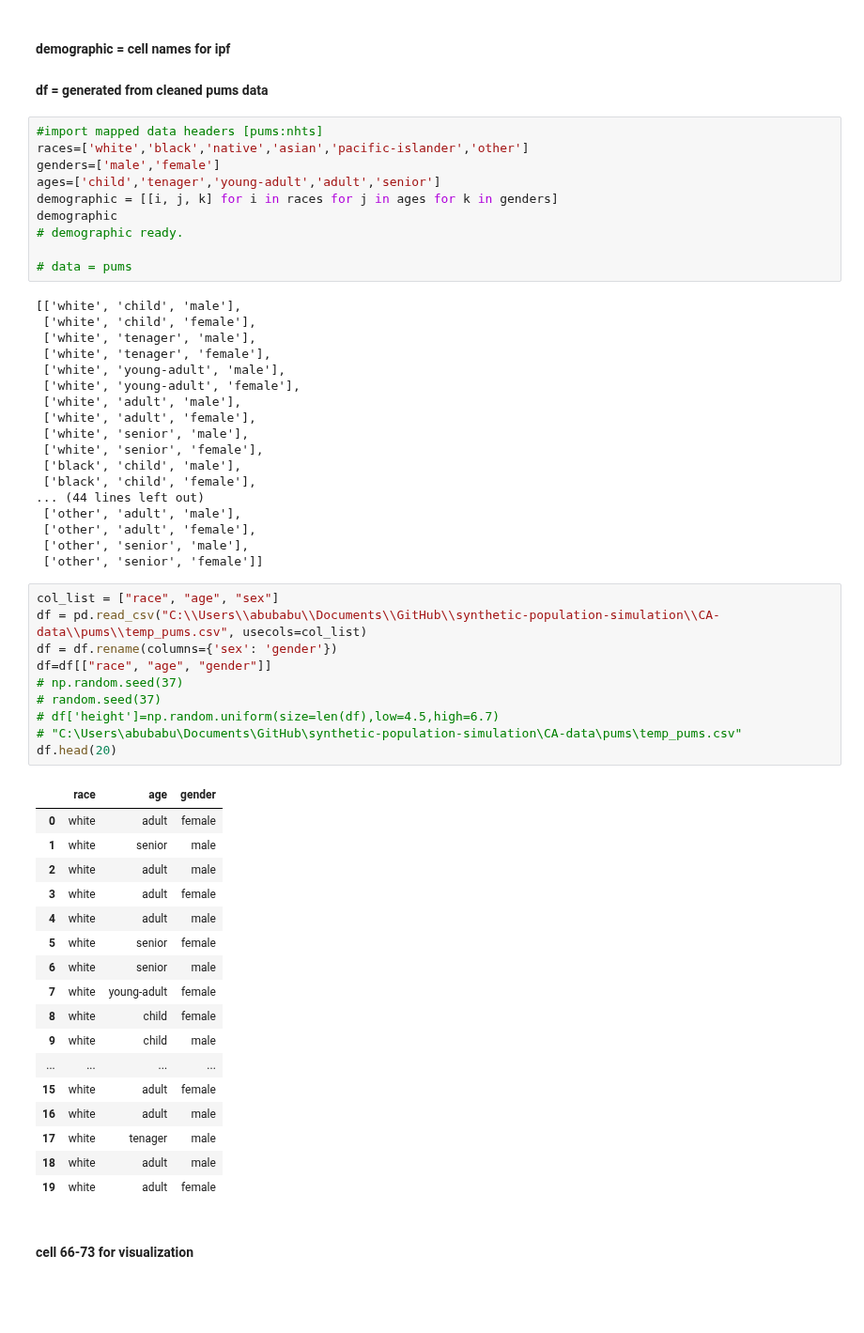
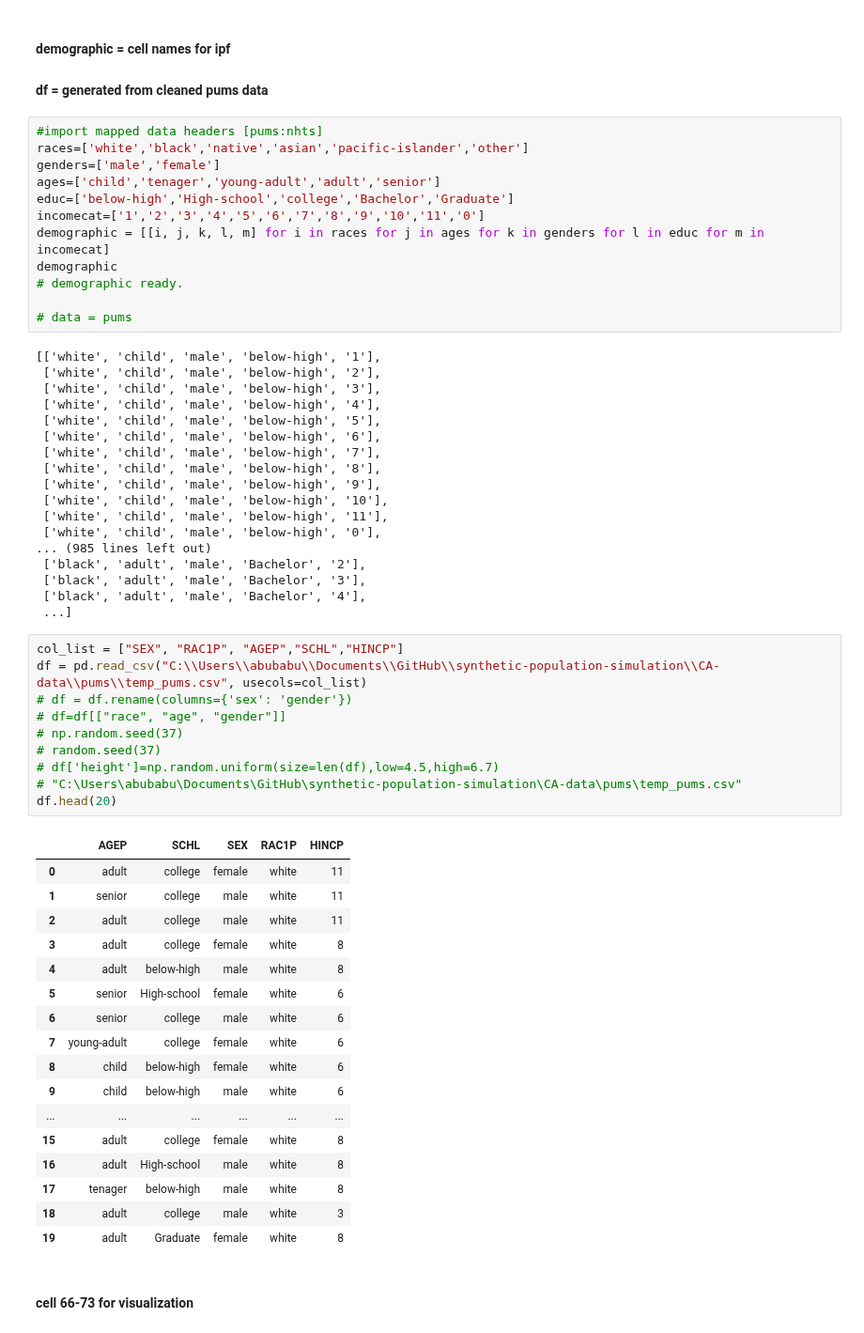
Before and after one commit to abuudarda/synthetic-population-simulation, a Jupyter notebook: IPF_IPU_sampling/IPF_IPU_SAMPLING.ipynb, the cells around one changed output. Shown at 94% size. Drawn from its saved outputs; the diff is of its cells as text; blank space fills up the shorter version.

Commit message:
feat: added compatibility for income

```diff
--- a/IPF_IPU_sampling/IPF_IPU_SAMPLING.ipynb
+++ b/IPF_IPU_sampling/IPF_IPU_SAMPLING.ipynb
@@ -58,57 +58,59 @@ df.head()
 races=['white','black','native','asian','pacific-islander','other']
 genders=['male','female']
 ages=['child','tenager','young-adult','adult','senior']
-demographic = [[i, j, k] for i in races for j in ages for k in genders]
+educ=['below-high','High-school','college','Bachelor','Graduate']
+incomecat=['1','2','3','4','5','6','7','8','9','10','11','0']
+demographic = [[i, j, k, l, m] for i in races for j in ages for k in genders for l in educ for m in incomecat]
 demographic
 # demographic ready.
 
 # data = pums
 # %% [output]
-[['white', 'child', 'male'],
- ['white', 'child', 'female'],
- ['white', 'tenager', 'male'],
- ['white', 'tenager', 'female'],
- ['white', 'young-adult', 'male'],
- ['white', 'young-adult', 'female'],
- ['white', 'adult', 'male'],
- ['white', 'adult', 'female'],
- ['white', 'senior', 'male'],
- ['white', 'senior', 'female'],
- ['black', 'child', 'male'],
- ['black', 'child', 'female'],
-... (44 lines left out)
- ['other', 'adult', 'male'],
- ['other', 'adult', 'female'],
- ['other', 'senior', 'male'],
- ['other', 'senior', 'female']]
+[['white', 'child', 'male', 'below-high', '1'],
+ ['white', 'child', 'male', 'below-high', '2'],
+ ['white', 'child', 'male', 'below-high', '3'],
+ ['white', 'child', 'male', 'below-high', '4'],
+ ['white', 'child', 'male', 'below-high', '5'],
+ ['white', 'child', 'male', 'below-high', '6'],
+ ['white', 'child', 'male', 'below-high', '7'],
+ ['white', 'child', 'male', 'below-high', '8'],
+ ['white', 'child', 'male', 'below-high', '9'],
+ ['white', 'child', 'male', 'below-high', '10'],
+ ['white', 'child', 'male', 'below-high', '11'],
+ ['white', 'child', 'male', 'below-high', '0'],
+... (985 lines left out)
+ ['black', 'adult', 'male', 'Bachelor', '2'],
+ ['black', 'adult', 'male', 'Bachelor', '3'],
+ ['black', 'adult', 'male', 'Bachelor', '4'],
+ ...]
 # %%
-col_list = ["race", "age", "sex"]
+col_list = ["SEX", "RAC1P", "AGEP","SCHL","HINCP"]
 df = pd.read_csv("C:\\Users\\abubabu\\Documents\\GitHub\\synthetic-population-simulation\\CA-data\\pums\\temp_pums.csv", usecols=col_list)
-df = df.rename(columns={'sex': 'gender'})
-df=df[["race", "age", "gender"]]
+# df = df.rename(columns={'sex': 'gender'})
+# df=df[["race", "age", "gender"]]
 # np.random.seed(37)
 # random.seed(37)
 # df['height']=np.random.uniform(size=len(df),low=4.5,high=6.7)
 # "C:\Users\abubabu\Documents\GitHub\synthetic-population-simulation\CA-data\pums\temp_pums.csv"
 df.head(20)
 # %% [output]
-|  | race | age | gender |
-| 0 | white | adult | female |
-| 1 | white | senior | male |
-| 2 | white | adult | male |
-| 3 | white | adult | female |
-| 4 | white | adult | male |
-| 5 | white | senior | female |
-| 6 | white | senior | male |
-| 7 | white | young-adult | female |
-| 8 | white | child | female |
-| 9 | white | child | male |
-| ... | ... | ... | ... |
-| 15 | white | adult | female |
-| 16 | white | adult | male |
-| 17 | white | tenager | male |
-| 18 | white | adult | male |
-| 19 | white | adult | female |
+|  | AGEP | SCHL | SEX | RAC1P | HINCP |
+| 0 | adult | college | female | white | 11 |
+| 1 | senior | college | male | white | 11 |
+| 2 | adult | college | male | white | 11 |
+| 3 | adult | college | female | white | 8 |
+| 4 | adult | below-high | male | white | 8 |
+| 5 | senior | High-school | female | white | 6 |
+| 6 | senior | college | male | white | 6 |
+| 7 | young-adult | college | female | white | 6 |
+| 8 | child | below-high | female | white | 6 |
+| 9 | child | below-high | male | white | 6 |
+| ... | ... | ... | ... | ... | ... |
+| 15 | adult | college | female | white | 8 |
+| 16 | adult | High-school | male | white | 8 |
+| 17 | tenager | below-high | male | white | 8 |
+| 18 | adult | college | male | white | 3 |
+| 19 | adult | Graduate | female | white | 8 |
 # %% [markdown]
 #### cell 66-73 for visualization
 # %%
```
Also changed, not shown: parts of 1 cell of this notebook, 3 other files.
